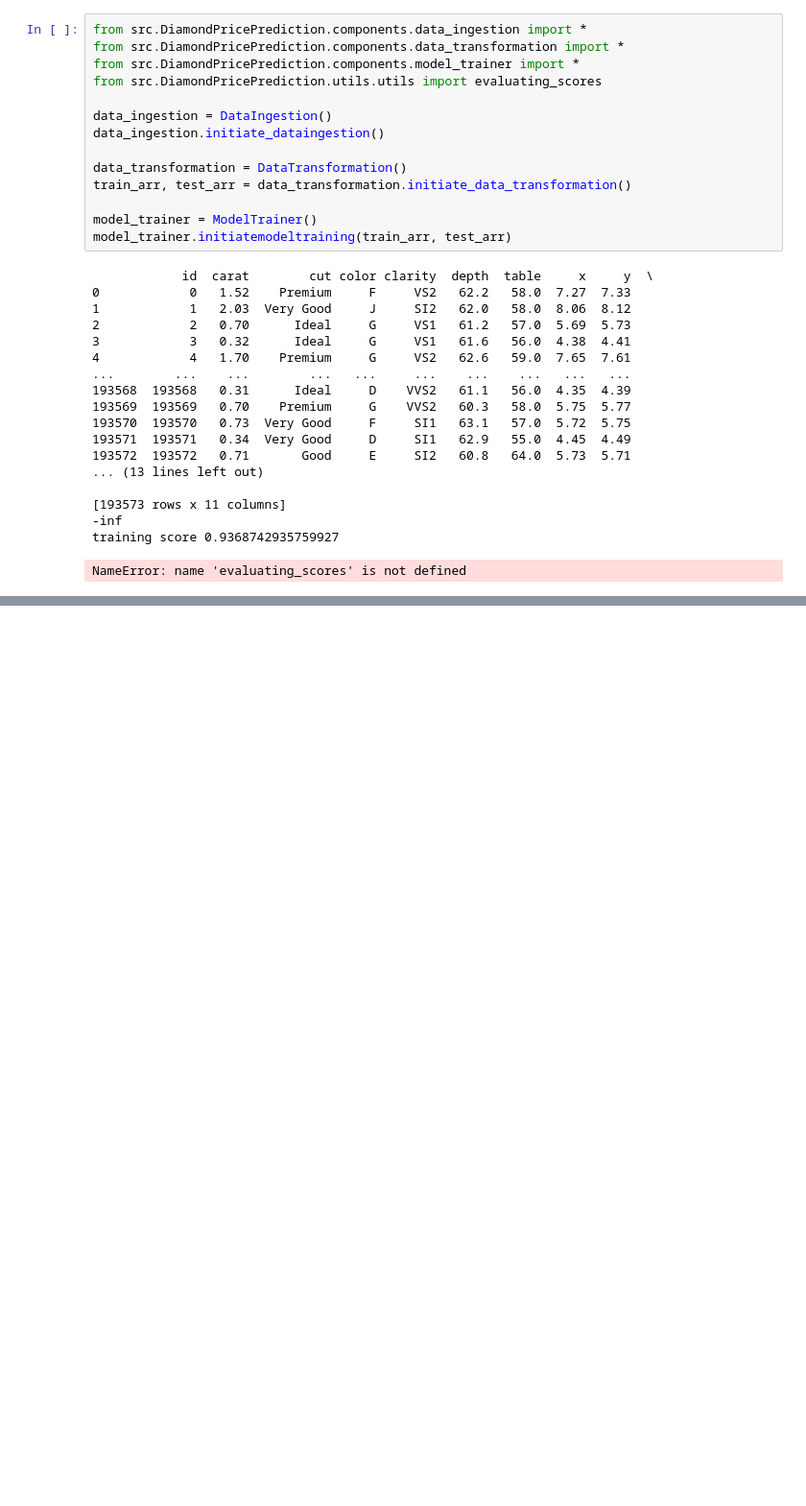
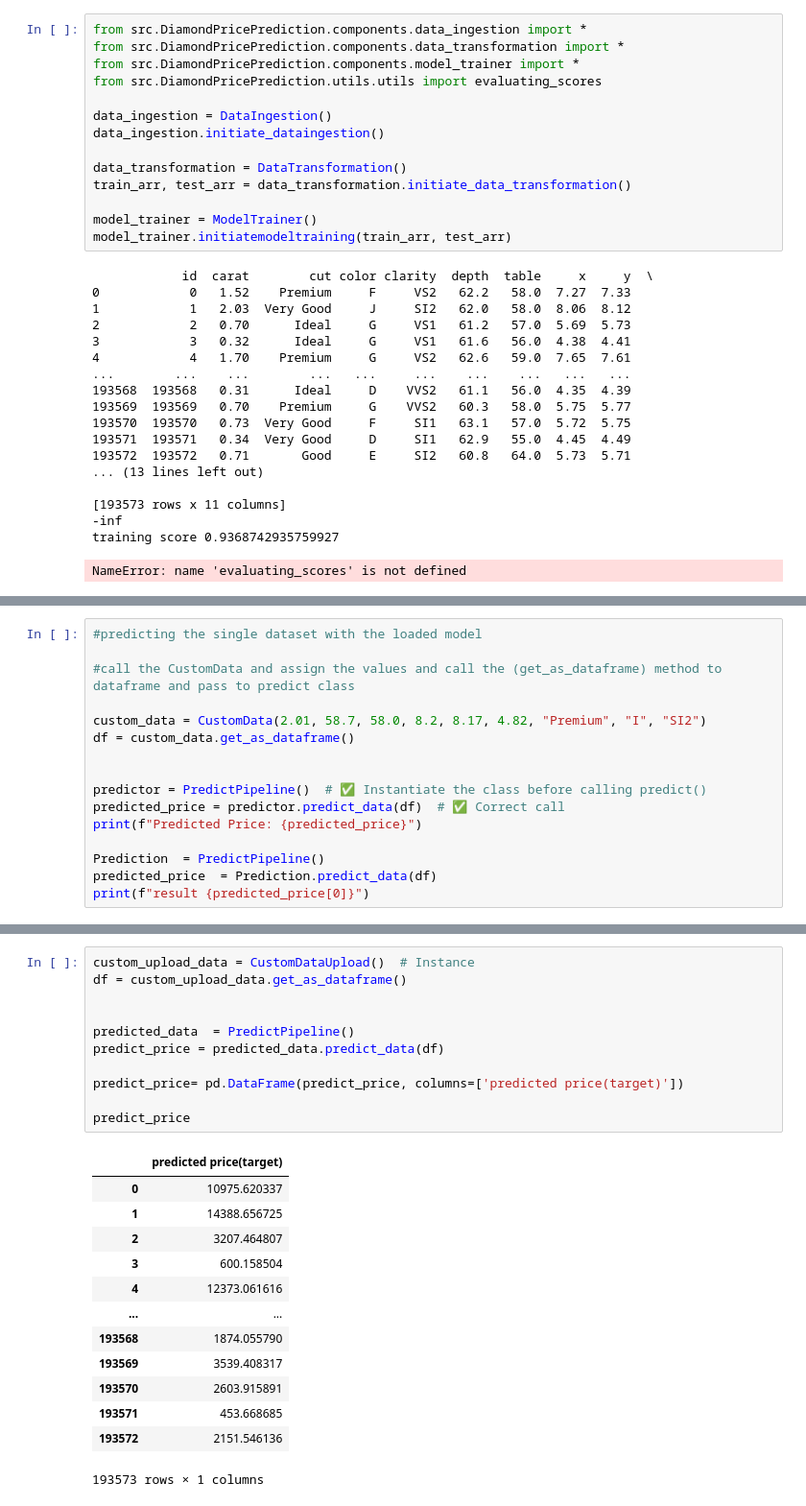
Before and after one commit to shalman13091994/fullstackdsproject, a Jupyter notebook: notebooks/research.ipynb, the cells around one changed output, grey strips where cells are left out. Shown at 96% size. Drawn from its saved outputs; the diff is of its cells as text; blank space fills up the shorter version.

```diff
--- a/notebooks/research.ipynb
+++ b/notebooks/research.ipynb
@@ -568,0 +645,16 @@ NameError: name 'evaluating_scores' is not defined
+# %%
+#predicting the single dataset with the loaded model
+
+#call the CustomData and assign the values and call the (get_as_dataframe) method to dataframe and pass to predict class
+
+custom_data = CustomData(2.01, 58.7, 58.0, 8.2, 8.17, 4.82, "Premium", "I", "SI2")
+df = custom_data.get_as_dataframe()
+
+
+predictor = PredictPipeline()  # ✅ Instantiate the class before calling predict()
+predicted_price = predictor.predict_data(df)  # ✅ Correct call
+print(f"Predicted Price: {predicted_price}")
+
+Prediction  = PredictPipeline()
+predicted_price  = Prediction.predict_data(df)
+print(f"result {predicted_price[0]}")
@@ -568,0 +702,25 @@ NameError: name 'evaluating_scores' is not defined
+# %%
+custom_upload_data = CustomDataUpload()  # Instance
+df = custom_upload_data.get_as_dataframe()
+
+
+predicted_data  = PredictPipeline()
+predict_price = predicted_data.predict_data(df)
+
+predict_price= pd.DataFrame(predict_price, columns=['predicted price(target)'])
+
+predict_price
+# %% [output]
+|  | predicted price(target) |
+| 0 | 10975.620337 |
+| 1 | 14388.656725 |
+| 2 | 3207.464807 |
+| 3 | 600.158504 |
+| 4 | 12373.061616 |
+| ... | ... |
+| 193568 | 1874.055790 |
+| 193569 | 3539.408317 |
+| 193570 | 2603.915891 |
+| 193571 | 453.668685 |
+| 193572 | 2151.546136 |
+193573 rows × 1 columns
```
Also changed, not shown: parts of 13 cells of this notebook, 16 other files.
